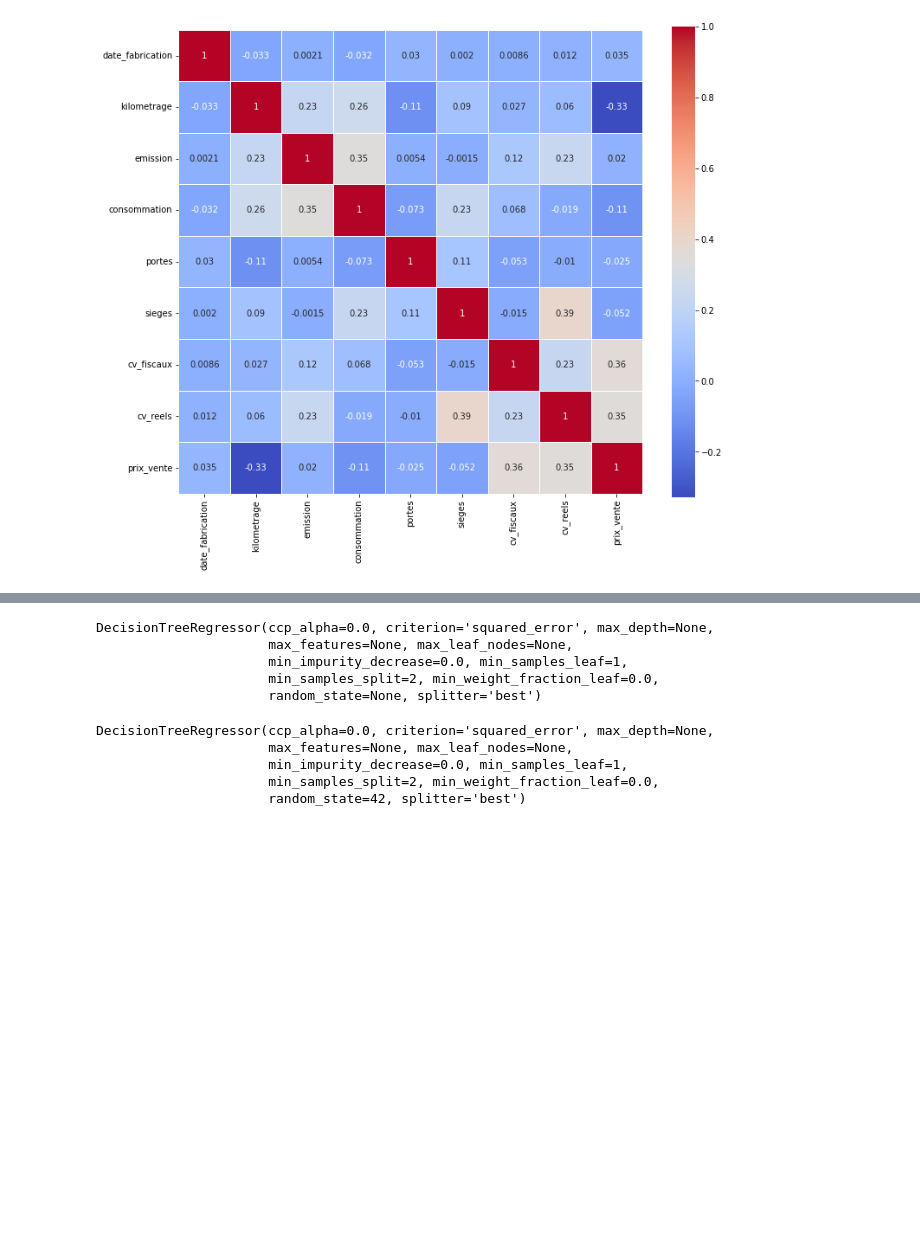
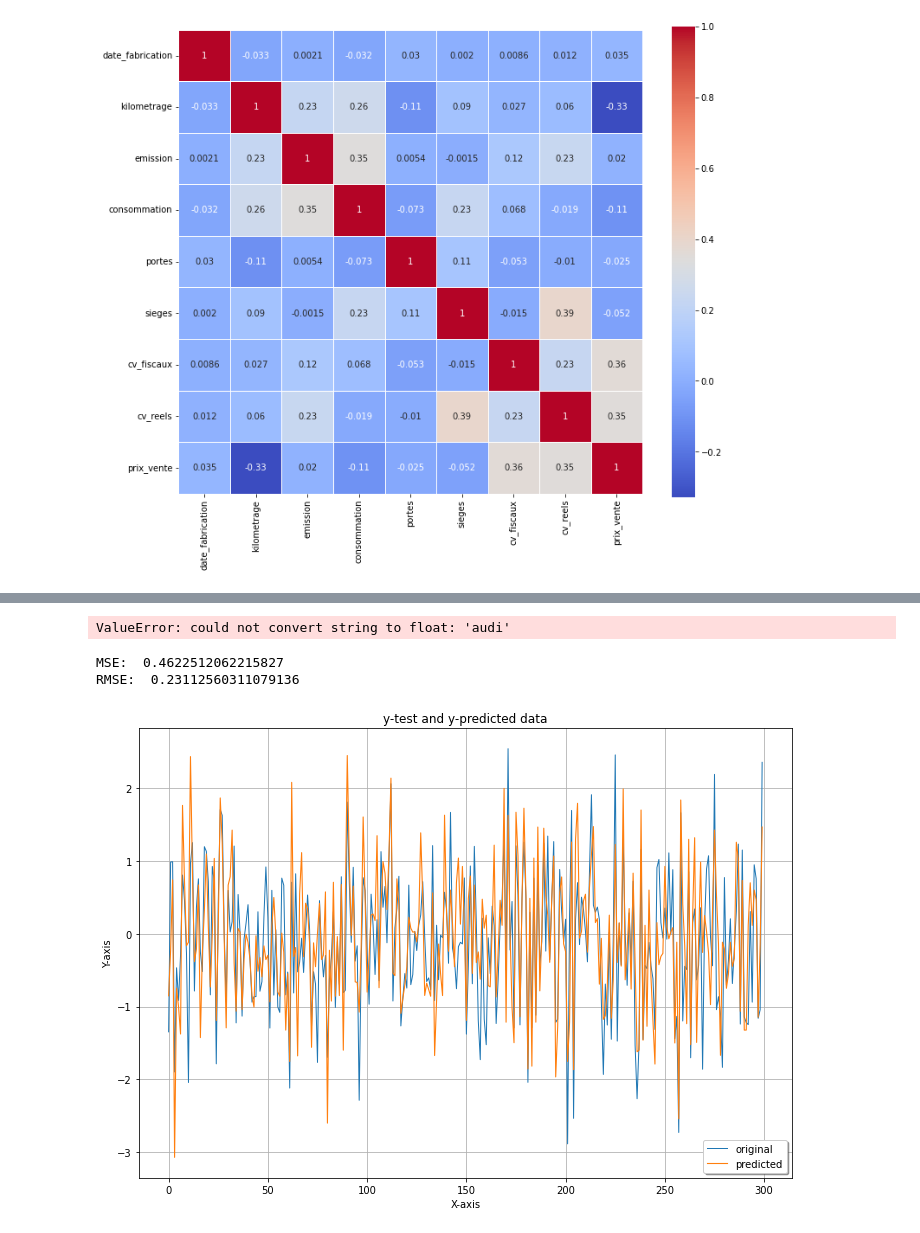
Before and after one commit to dia36u/IAParuVendu_Groupe2, a Jupyter notebook: Modele_IA/IA.ipynb, the cells around one changed output, grey strips where cells are left out. Saved outputs shown, nothing was run; the diff lists cells and outputs as text; code cells hidden in the pictures; blank space fills up the shorter version.

```diff
--- a/Modele_IA/IA.ipynb
+++ b/Modele_IA/IA.ipynb
@@ -82,0 +80,11 @@ X_train, X_test, y_train, y_test = train_test_split(X, y, test_size=0.10)
+# %%
+#X, y = df(n_samples=3000, n_features=9)
+# print(X[0:2])
+# print(y[0:2])
+
+X = df.iloc[:,1:-1]
+y = df.iloc[:,-1]
+print(X.shape,y.shape)
+X_train, X_test, y_train, y_test = train_test_split(X, y, test_size=0.20, random_state=42)
+
+X.head()
@@ -83,18 +99,35 @@ X_train, X_test, y_train, y_test = train_test_split(X, y, test_size=0.10)
 # %%
 set_config(print_changed_only=False)
 
-dtr = DecisionTreeRegressor()
-print(dtr)
+# dtr = DecisionTreeRegressor()
+# print(dtr)
 
-DecisionTreeRegressor(criterion='squared_error', min_impurity_decrease=0.0, min_samples_leaf=1, min_samples_split=2, min_weight_fraction_leaf=0.0, random_state=42, splitter='best')
+dtr = DecisionTreeRegressor(criterion='squared_error', min_impurity_decrease=0.0, min_samples_leaf=1, min_samples_split=2, min_weight_fraction_leaf=0.0, random_state=42, splitter='best')
-# %% [output]
-DecisionTreeRegressor(ccp_alpha=0.0, criterion='squared_error', max_depth=None,
-                      max_features=None, max_leaf_nodes=None,
-                      min_impurity_decrease=0.0, min_samples_leaf=1,
-                      min_samples_split=2, min_weight_fraction_leaf=0.0,
-                      random_state=None, splitter='best')
-DecisionTreeRegressor(ccp_alpha=0.0, criterion='squared_error', max_depth=None,
-                      max_features=None, max_leaf_nodes=None,
-                      min_impurity_decrease=0.0, min_samples_leaf=1,
-                      min_samples_split=2, min_weight_fraction_leaf=0.0,
-                      random_state=42, splitter='best')
+# %%
+dtr.fit(X_train, y_train)
+
+score = dtr.score(X_train, y_train)
+print("R-squared:", score)
+# %% [output]
+ValueError: could not convert string to float: 'audi'
+# %%
+y_pred = dtr.predict(X_test)
+
+mse = mean_squared_error(y_test, y_pred)
+print("MSE: ", mse)
+print("RMSE: ", mse**(1/2.0))
+# %% [output]
+MSE:  0.4622512062215827
+RMSE:  0.23112560311079136
+# %%
+x_ax = range(len(y_test))
+plt.plot(x_ax, y_test, linewidth=1, label="original")
+plt.plot(x_ax, y_pred, linewidth=1.1, label="predicted")
+plt.title("y-test and y-predicted data")
+plt.xlabel('X-axis')
+plt.ylabel('Y-axis')
+plt.legend(loc='best',fancybox=True, shadow=True)
+plt.grid(True)
+plt.show()
+# %% [output]
+[figure, added]
```
Also changed, not shown: parts of 4 cells of this notebook.
